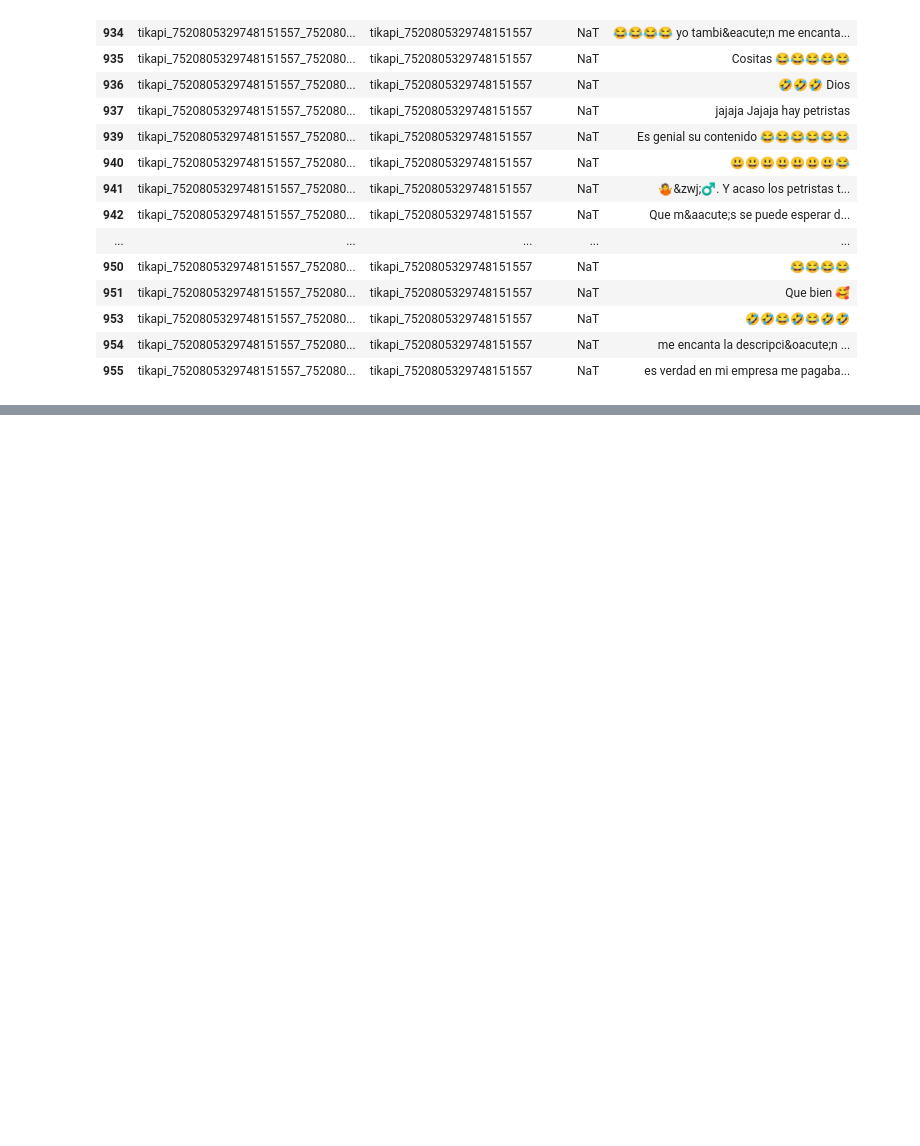
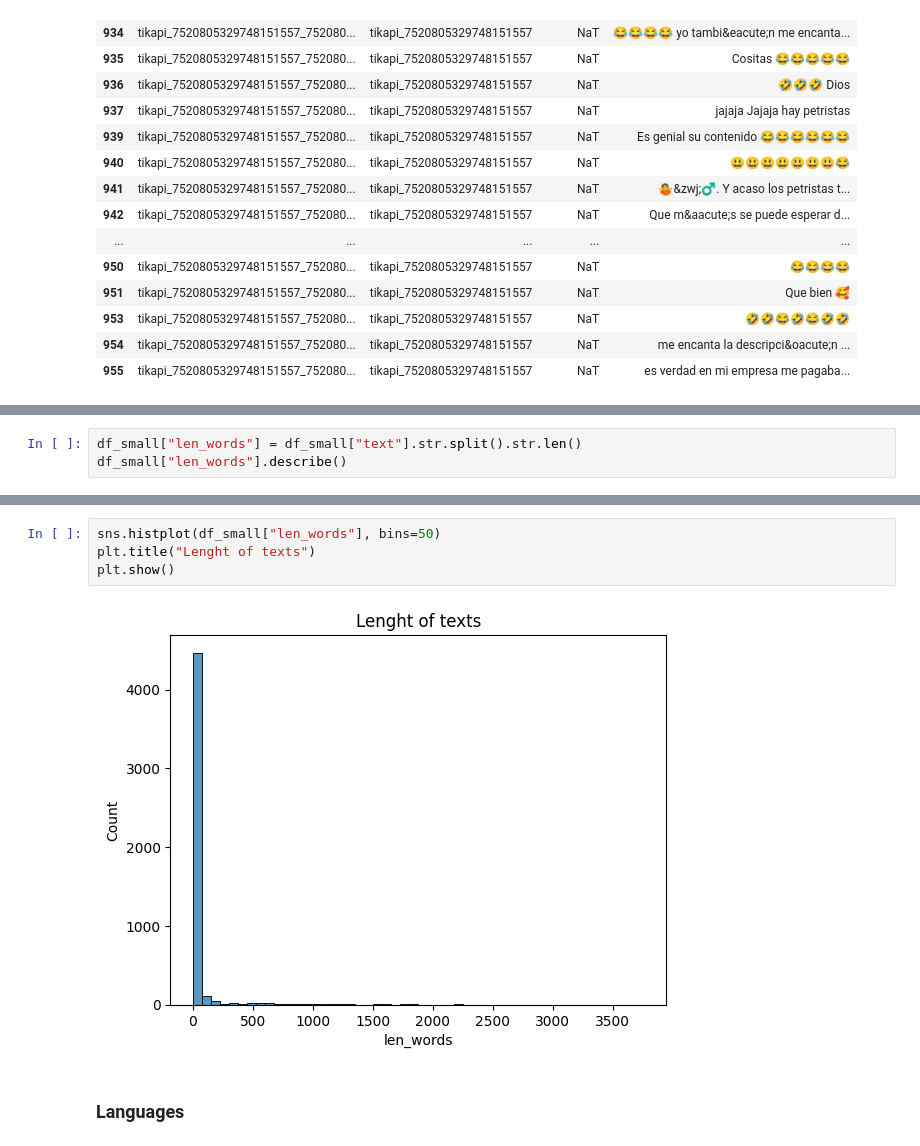
Before and after one commit to AndresPin0/atinna_challenge, a Jupyter notebook: notebooks/01_EDA_propagation.ipynb, the cells around one changed output, grey strips where cells are left out. Drawn from its saved outputs; the diff is of its cells as text; blank space fills up the shorter version.

```diff
--- a/notebooks/01_EDA_propagation.ipynb
+++ b/notebooks/01_EDA_propagation.ipynb
@@ -206,0 +171,3 @@ Podemos ver que todos los comentarios referencias directamente al root, es decir
+# %%
+df_small["len_words"] = df_small["text"].str.split().str.len()
+df_small["len_words"].describe()
@@ -206,0 +184,8 @@ Podemos ver que todos los comentarios referencias directamente al root, es decir
+# %%
+sns.histplot(df_small["len_words"], bins=50)
+plt.title("Lenght of texts")
+plt.show()
+# %% [output]
+[figure, added]
+# %% [markdown]
+### Languages
```
Also changed, not shown: parts of 41 cells of this notebook, 1 other file.
